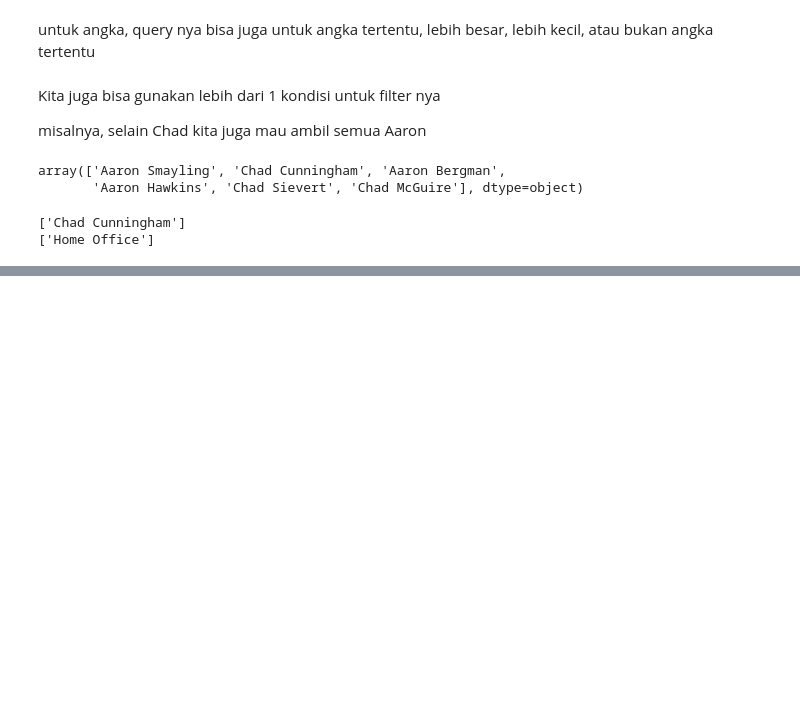
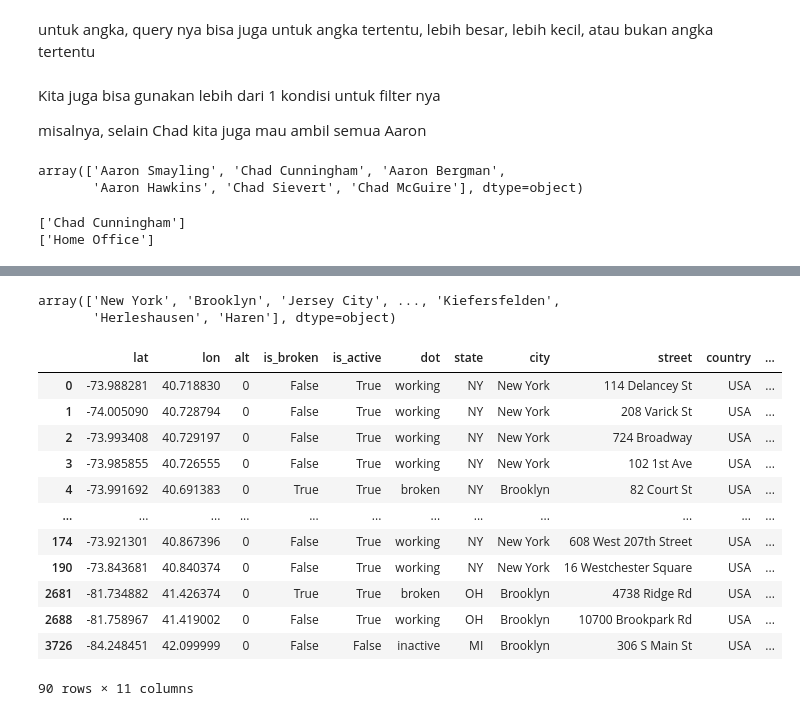
Before and after one commit to stefkwan/pytn_300725, a Jupyter notebook: sesi5_11Aug.ipynb, the cells around one changed output, grey strips where cells are left out. Drawn from its saved outputs; the diff is of its cells as text; code cells hidden in the pictures; blank space fills up the shorter version.

```diff
--- a/sesi5_11Aug.ipynb
+++ b/sesi5_11Aug.ipynb
@@ -519,0 +842,22 @@ print(df_chadhome['Segment'].unique())
+# %%
+df_mcd['city'].unique()
+# %% [output]
+array(['New York', 'Brooklyn', 'Jersey City', ..., 'Kiefersfelden',
+       'Herleshausen', 'Haren'], dtype=object)
+# %%
+# boleh dua city ini
+df_mcd[df_mcd['city'].isin(['Brooklyn', 'New York'])]
+# %% [output]
+|  | lat | lon | alt | is_broken | is_active | dot | state | city | street | country | ... |
+| 0 | -73.988281 | 40.718830 | 0 | False | True | working | NY | New York | 114 Delancey St | USA | ... |
+| 1 | -74.005090 | 40.728794 | 0 | False | True | working | NY | New York | 208 Varick St | USA | ... |
+| 2 | -73.993408 | 40.729197 | 0 | False | True | working | NY | New York | 724 Broadway | USA | ... |
+| 3 | -73.985855 | 40.726555 | 0 | False | True | working | NY | New York | 102 1st Ave | USA | ... |
+| 4 | -73.991692 | 40.691383 | 0 | True | True | broken | NY | Brooklyn | 82 Court St | USA | ... |
+| ... | ... | ... | ... | ... | ... | ... | ... | ... | ... | ... | ... |
+| 174 | -73.921301 | 40.867396 | 0 | False | True | working | NY | New York | 608 West 207th Street | USA | ... |
+| 190 | -73.843681 | 40.840374 | 0 | False | True | working | NY | New York | 16 Westchester Square | USA | ... |
+| 2681 | -81.734882 | 41.426374 | 0 | True | True | broken | OH | Brooklyn | 4738 Ridge Rd | USA | ... |
+| 2688 | -81.758967 | 41.419002 | 0 | False | True | working | OH | Brooklyn | 10700 Brookpark Rd | USA | ... |
+| 3726 | -84.248451 | 42.099999 | 0 | False | False | inactive | MI | Brooklyn | 306 S Main St | USA | ... |
+90 rows × 11 columns
```
Also changed, not shown: parts of 43 cells of this notebook.
